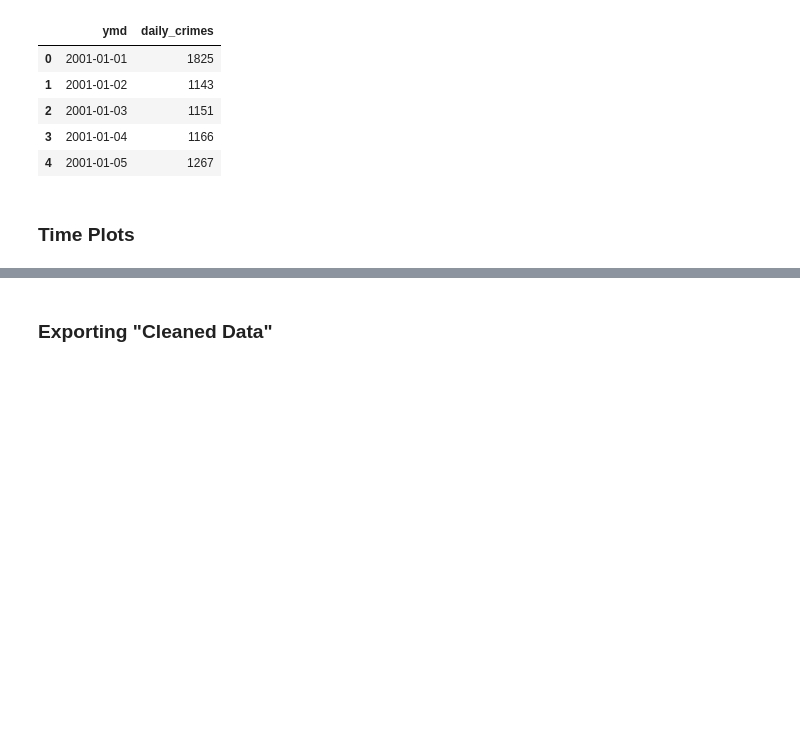
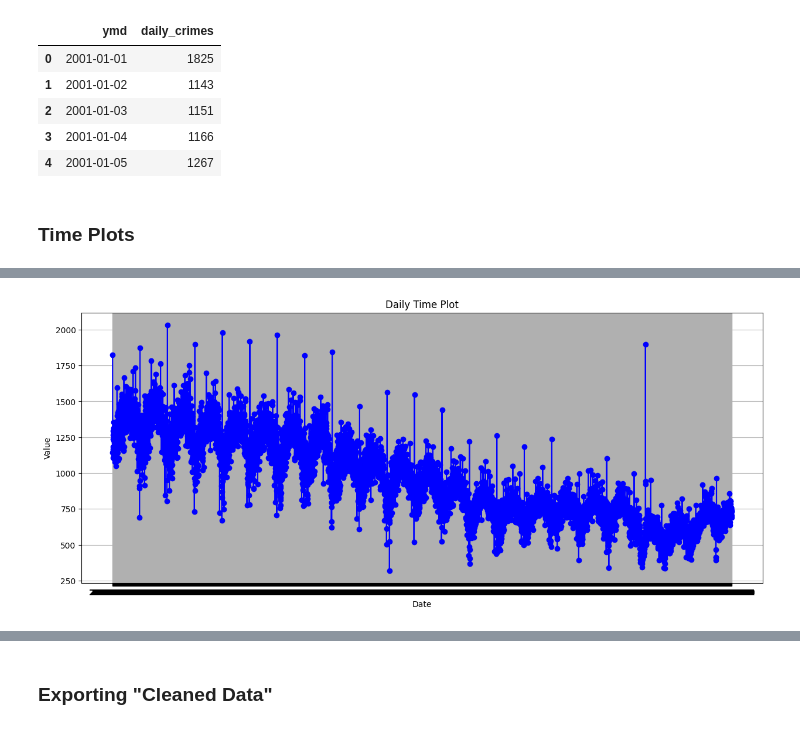
Before and after one commit to Achan40/cc-time-series, a Jupyter notebook: eda/cc_eda.ipynb, the cells around one changed output, grey strips where cells are left out. Saved outputs shown, nothing was run; the diff lists cells and outputs as text; code cells hidden in the pictures; blank space fills up the shorter version.

```diff
--- a/eda/cc_eda.ipynb
+++ b/eda/cc_eda.ipynb
@@ -73,0 +128,16 @@ cc_day.head()
+# %%
+# Use .iloc to slice the DataFrame and exclude the last row
+cc_day = cc_day.iloc[:-1]
+# %%
+cc_day.set_index('ymd', inplace=True)
+
+# Create a time plot using matplotlib
+plt.figure(figsize=(15, 6))
+plt.plot(cc_day.index, cc_day['daily_crimes'], marker='o', linestyle='-', color='b')
+plt.xlabel('Date')
+plt.ylabel('Value')
+plt.title('Daily Time Plot')
+plt.grid(True)
+plt.show()
+# %% [output]
+[figure, added]
```
Also changed, not shown: parts of 22 cells of this notebook.
